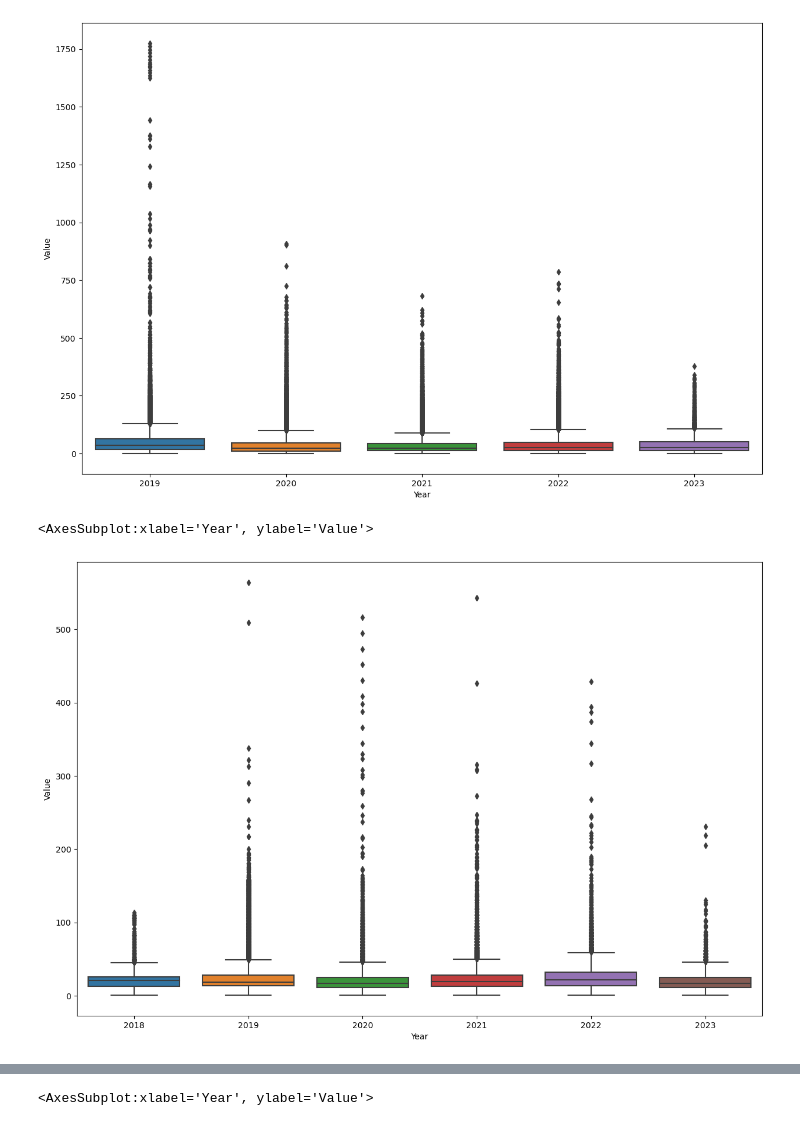
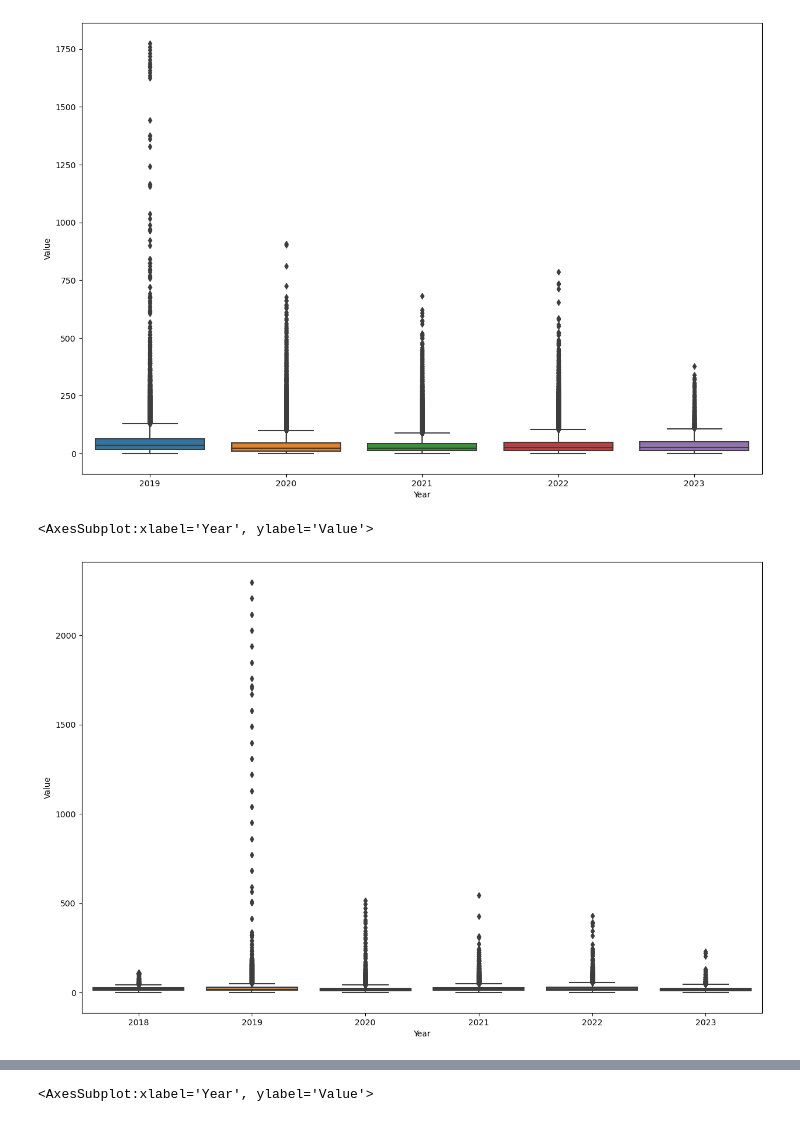
Before and after one commit to ironhack-data-pt-1022/project-visualizing-real-world-data, a Jupyter notebook: calidad_aire_barcelona.ipynb, the cells around one changed output, grey strips where cells are left out. Drawn from its saved outputs; the diff is of its cells as text; code cells hidden in the pictures.

```diff
--- a/calidad_aire_barcelona.ipynb
+++ b/calidad_aire_barcelona.ipynb
@@ -1035,7 +1058,7 @@ dict_pollutants
  10: 'PM10',
  22: 'Black Carbon'}
 # %%
-rows_to_delete = (airq['Station'].isin(['Barcelona - Poblenou','Barcelona - Sants']) & (airq['Pollutant_code']=='O3')) | (airq['Station'].isin(['Barcelona - Sants','Barcelona - Vall Hebron']) & (airq['Pollutant_code']=='PM10'))
+rows_to_delete = (airq['Station_name'].isin(['Barcelona - Poblenou','Barcelona - Sants']) & (airq['Pollutant_name']=='O3')) | (airq['Station_name'].isin(['Barcelona - Sants','Barcelona - Ciutadella']) & (airq['Pollutant_name']=='PM10'))
 df_to_delete = airq[rows_to_delete]
 df_to_delete
 # %% [output]
@@ -1073,6 +1096,6 @@ airq
 # %%
 # Se añade columna para indicar si el valor es real o interpolado
 airq=airq.copy()
-airq['Real'] = ['Interpolado' if math.isnan(value) else 'Real' for value in airq['Value']]
+airq['Value_source'] = ['Interpolated' if math.isnan(value) else 'Measured' for value in airq['Value']]
 airq
 # %% [output]
@@ -1092,4 +1115,4 @@ airq
 # %%
-airq = airq.groupby(['Station', 'Pollutant_code']).apply(lambda group: group.interpolate(limit_direction='both'))
+airq = airq.groupby(['Station_name', 'Pollutant_name']).apply(lambda group: group.interpolate(limit_direction='both'))
 airq
 # %% [output]
@@ -1122 +1145,4 @@ Real                 0
 dtype: int64
+# %%
+# Se cambian todos los valores de Value a int
+airq['Value'] = airq['Value'].apply(int)
@@ -1150,9 +1192,9 @@ sns.boxplot(data=airq[airq['Pollutant_code']=='NOx'],  x='Year', y='Value')
 [figure]
 # %%
 # PM10
-sns.boxplot(data=airq[airq['Pollutant_code']=='PM10'],  x='Year', y='Value')
+sns.boxplot(data=airq[airq['Pollutant_name']=='PM10'],  x='Year', y='Value')
 # %% [output]
 <AxesSubplot:xlabel='Year', ylabel='Value'>
-[figure, old version]
+[figure, new version]
 # %%
 # PM2.5
```
Also changed, not shown: parts of 53 cells of this notebook.
